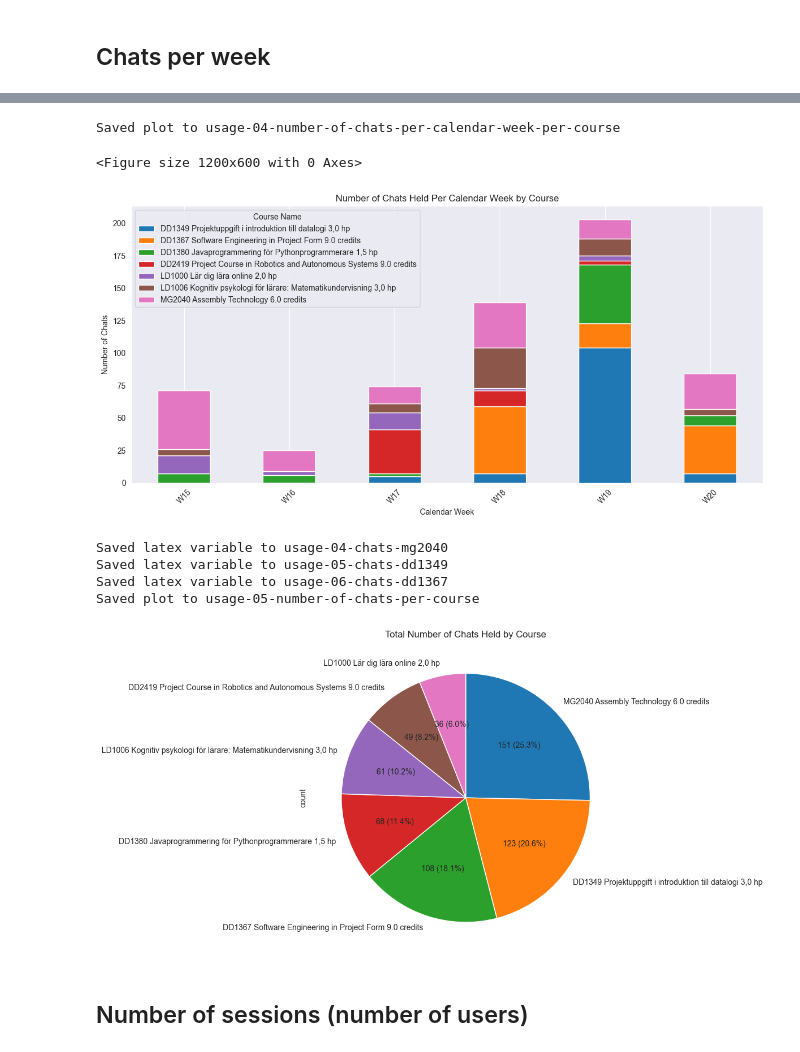
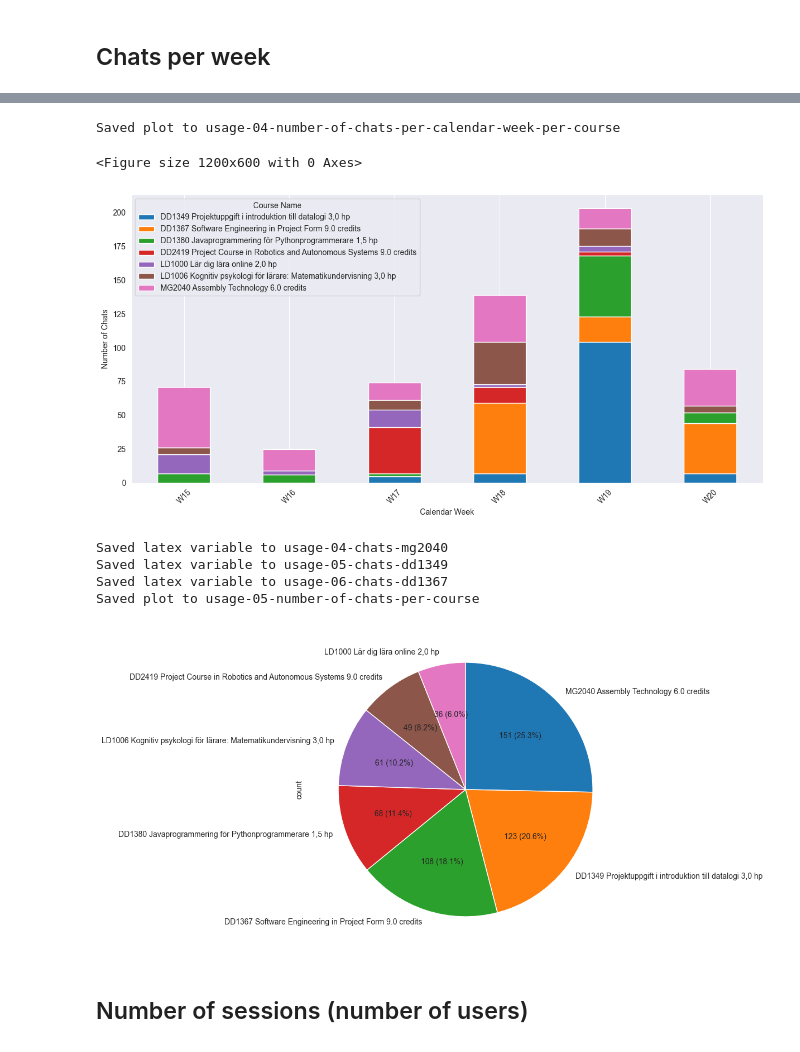
Before and after one commit to nattvara/DA231X, a Jupyter notebook: results/notebooks/usage.ipynb, the cells around one changed output, grey strips where cells are left out. Drawn from its saved outputs; the diff is of its cells as text; code cells hidden in the pictures.

Commit message:
remove the title for all usage plots

```diff
--- a/results/notebooks/usage.ipynb
+++ b/results/notebooks/usage.ipynb
@@ -203,7 +200,6 @@ chats_per_week_per_course = df_filtered_with_names.groupby(['name', 'week']).siz
 plt.figure(figsize=(12, 6))
 chats_per_week_per_course.T.plot(kind='bar', stacked=True, figsize=(12, 6))
 
-plt.title('Number of Chats Held Per Calendar Week by Course')
 plt.xlabel('Calendar Week')
 plt.ylabel('Number of Chats')
 plt.legend(title='Course Name')
@@ -215,42 +211,41 @@ plt.show()
 # %% [output]
 Saved plot to usage-04-number-of-chats-per-calendar-week-per-course
 <Figure size 1200x600 with 0 Axes>
-[figure, old version]
+[figure, new version]
 # %%
 df_chats = dataframes['chats']
 df_sessions = dataframes['sessions']
 df_courses = dataframes['courses']
 
 df_chats['created_at'] = pd.to_datetime(df_chats['created_at'])
 
 df_merged = pd.merge(df_chats, df_sessions[['id', 'is_test_user']], left_on='session_id', right_on='id', how='left')
 
 df_filtered = df_merged[df_merged['is_test_user'] == False].copy()
 df_filtered = df_filtered[pd.to_datetime(df_filtered['created_at']).dt.date >= pd.to_datetime('2024-04-18').date()]
 
 df_filtered = df_filtered[~df_filtered['course_id'].isin(exclude_courses)]
 
 df_filtered_with_names = pd.merge(df_filtered, df_courses, left_on='course_id', right_on='id', how='left', suffixes=('', '_course'))
 
 total_chats_per_course = df_filtered_with_names['name'].value_counts()
 
 plt.figure(figsize=(12, 6))
 total_chats_per_course.plot(kind='pie', autopct=lambda p: '{:.0f} ({:.1f}%)'.format(p * total_chats_per_course.sum() / 100, p), startangle=90, counterclock=False)
 
 save_variable("usage-04-chats-mg2040", str(total_chats_per_course['MG2040 Assembly Technology 6.0 credits']))
 save_variable("usage-05-chats-dd1349", str(total_chats_per_course['DD1349 Projektuppgift i introduktion till datalogi 3,0 hp']))
 save_variable("usage-06-chats-dd1367", str(total_chats_per_course['DD1367 Software Engineering in Project Form 9.0 credits']))
 
-plt.title('Total Number of Chats Held by Course')
 plt.tight_layout()
 save_plot(plt, "usage-05-number-of-chats-per-course", "Number of chats held by in each course", "fig:usage_03_number_of_chats_per_course")
 plt.show()
 # %% [output]
 Saved latex variable to usage-04-chats-mg2040
 Saved latex variable to usage-05-chats-dd1349
 Saved latex variable to usage-06-chats-dd1367
 Saved plot to usage-05-number-of-chats-per-course
-[figure, old version]
+[figure, new version]
 # %% [markdown]
 ## Number of sessions (number of users)
 # %%
```
Also changed, not shown: parts of 12 cells of this notebook, 13 other files.
